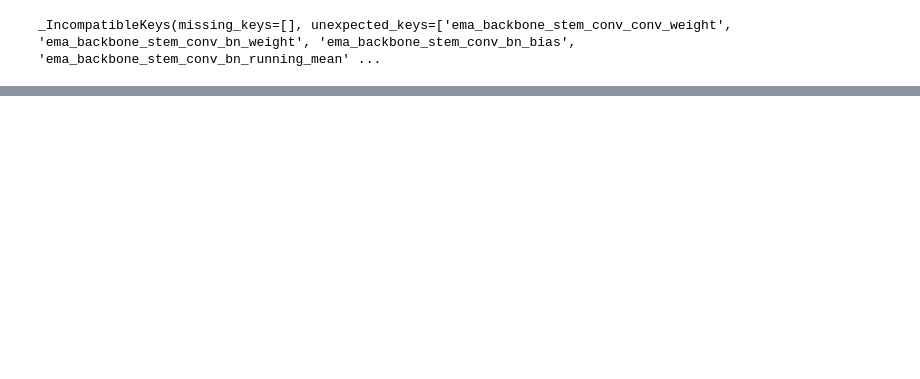
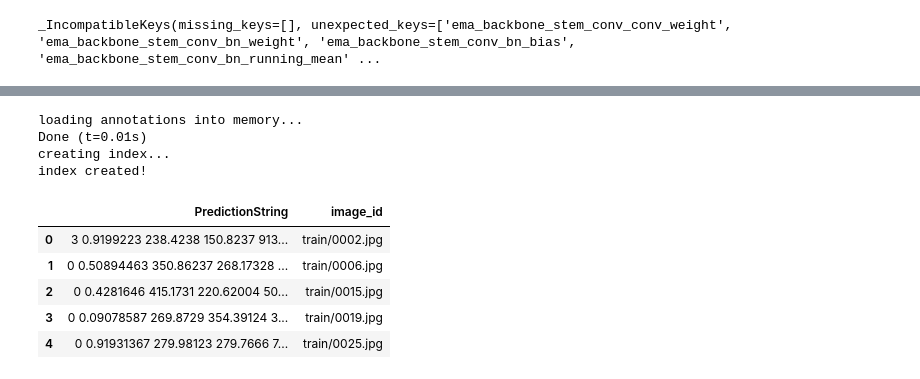
Before and after one commit to boostcampaitech4lv23cv2/level2_objectdetection_cv-level2-cv-12, a Jupyter notebook: yolox_inference.ipynb, the cells around one changed output, grey strips where cells are left out. Cells and saved outputs as stored; diff of their text form; code cells hidden in the pictures; blank space fills up the shorter version.

```diff
--- a/yolox_inference.ipynb
+++ b/yolox_inference.ipynb
@@ -137,0 +220,4 @@ index created!
+# %%
+checkpoint = torch.load(checkpoint_path)['state_dict']
+# %%
+model.load_state_dict(checkpoint,strict=False)
@@ -137,0 +226,5 @@ index created!
+# %%
+model.CLASSES = dataset.CLASSES
+model = MMDataParallel(model.cuda(), device_ids=[0])
+# %%
+output = single_gpu_test(model, data_loader, show_score_thr=0.05) # output 계산
@@ -137,0 +253,35 @@ index created!
+# %%
+# submission 양식에 맞게 output 후처리
+prediction_strings = []
+file_names = []
+coco = COCO(cfg.data.test.ann_file)
+img_ids = coco.getImgIds()
+
+class_num = 10
+for i, out in enumerate(output):
+    prediction_string = ''
+    image_info = coco.loadImgs(coco.getImgIds()[i])[0]
+    for j in range(class_num):
+        for o in out[j]:
+            prediction_string += str(j) + ' ' + str(o[4]) + ' ' + str(o[0]) + ' ' + str(o[1]) + ' ' + str(
+                o[2]) + ' ' + str(o[3]) + ' '
+
+    prediction_strings.append(prediction_string)
+    file_names.append(image_info['file_name'])
+
+submission = pd.DataFrame()
+submission['PredictionString'] = prediction_strings
+submission['image_id'] = file_names
+submission.to_csv(os.path.join(cfg.work_dir, f'val_{epoch}.csv'), index=None)
+submission.head()
+# %% [output]
+loading annotations into memory...
+Done (t=0.01s)
+creating index...
+index created!
+|  | PredictionString | image_id |
+| 0 | 3 0.9199223 238.4238 150.8237 913... | train/0002.jpg |
+| 1 | 0 0.50894463 350.86237 268.17328 ... | train/0006.jpg |
+| 2 | 0 0.4281646 415.1731 220.62004 50... | train/0015.jpg |
+| 3 | 0 0.09078587 269.8729 354.39124 3... | train/0019.jpg |
+| 4 | 0 0.91931367 279.98123 279.7666 7... | train/0025.jpg |
```
Also changed, not shown: parts of 20 cells of this notebook, 3 other files.
